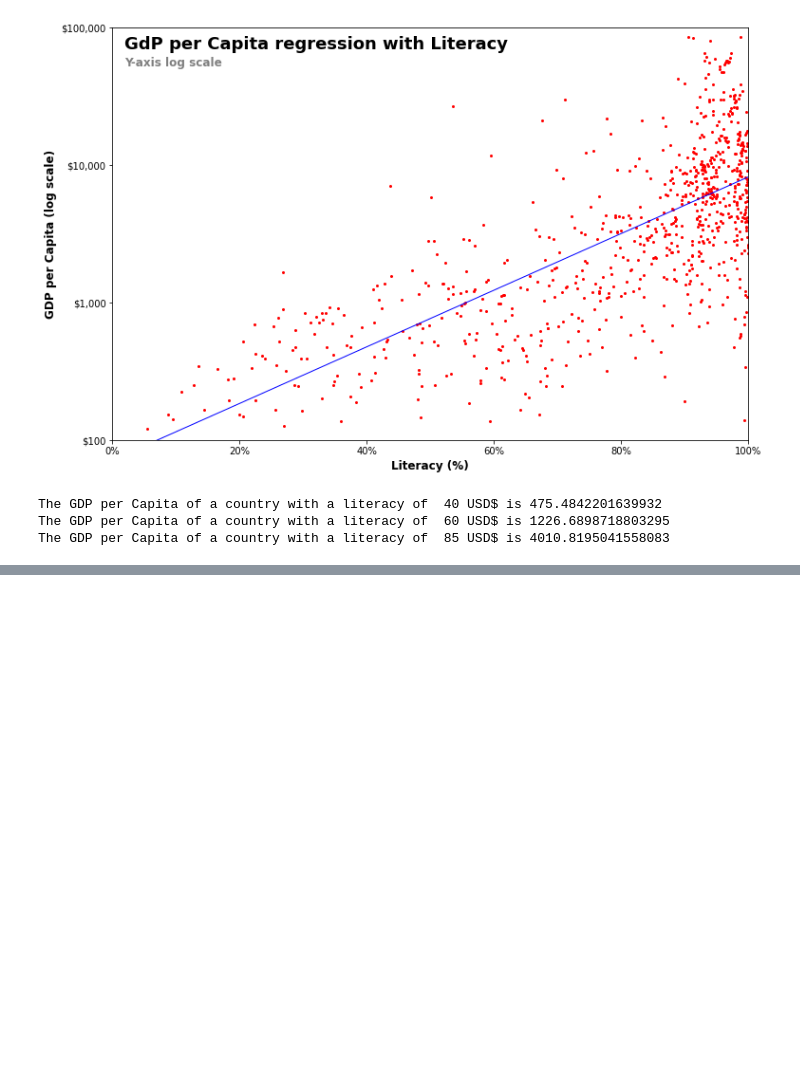
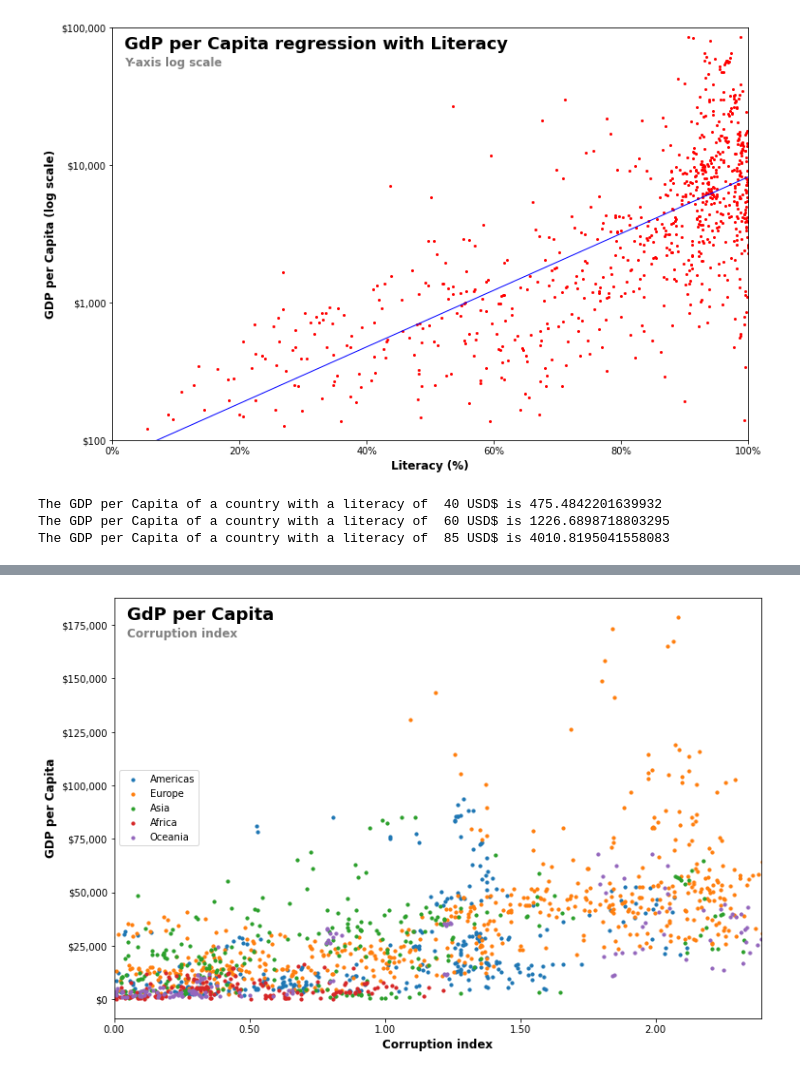
Before and after one commit to castorgit/Predictive_Analytics, a Jupyter notebook: Examples_regressions/02_Regression_Causality_GDP_Literacy.ipynb, the cells around one changed output, grey strips where cells are left out. Cells and saved outputs as stored; diff of their text form; code cells hidden in the pictures; blank space fills up the shorter version.

Commit message:
more figures

```diff
--- a/Examples_regressions/02_Regression_Causality_GDP_Literacy.ipynb
+++ b/Examples_regressions/02_Regression_Causality_GDP_Literacy.ipynb
@@ -277,3 +278,15 @@ print('The GDP per Capita of a country with a literacy of ',c,'USD$ is', 10**c_h
 The GDP per Capita of a country with a literacy of  40 USD$ is 475.4842201639932
 The GDP per Capita of a country with a literacy of  60 USD$ is 1226.6898718803295
 The GDP per Capita of a country with a literacy of  85 USD$ is 4010.8195041558083
+# %%
+df['GDPlog'] = np.log10(df['gdpPerCap'])
+df =df[df['literacy'].notna()]
+x = df['literacy'].values
+y = df['GDPlog'].values
+x = x.reshape(len(x), 1)
+y = y.reshape(len(y), 1)
+
+y_hat = model.predict(x)
+print("Mean squared error: %.2f" % mean_squared_error(y_hat, y))
+print("Coefficient of determination: %.2f" % r2_score(y_hat, y))
+y.shape
@@ -279,0 +311,27 @@ The GDP per Capita of a country with a literacy of  85 USD$ is 4010.819504155808
+# %%
+df = df_tmp
+fig, ax = plt.subplots(1, 1, figsize=(12,8))
+ax.set_xlabel("Corruption index",fontsize=12, fontweight='bold')
+ax.set_ylabel("GDP per Capita",color="black",fontsize=12, fontweight='bold')
+ax.xaxis.set_major_formatter(ticker.FuncFormatter(lambda x, _: '{:.2f}'.format(x)))
+ax.set_xlim([0,df['Corruption'].max()])
+
+for i in range(0,len(Regions)):
+    df_tmp= merged_df[merged_df['Region Name'] == Regions[i]]
+    ax.scatter(df_tmp['Corruption'],df_tmp['gdpPerCap'], s=10, cmap=colorsB[i], label=Regions[i])
+
+ax.legend(loc='center left')
+
+plt.figtext(0.14, 0.84, "GdP per Capita", fontsize=18, fontweight='bold')
+plt.figtext(0.14, 0.81, "Corruption index", fontsize=12, color='grey',fontweight='bold')
+
+fmt = lambda x, pos: '${:,.0f}'.format((x), pos)
+ax.yaxis.set_major_formatter(ticker.FuncFormatter(fmt))
+
+custom_ticks = [0,1,2,3,4,5]
+
+#ax.set_yticks(custom_ticks,minor=True)
+#plt.savefig('Population_'+country_name+'.jpg')
+plt.show()
+# %% [output]
+[figure, added]
```
Also changed, not shown: parts of 19 cells of this notebook.
